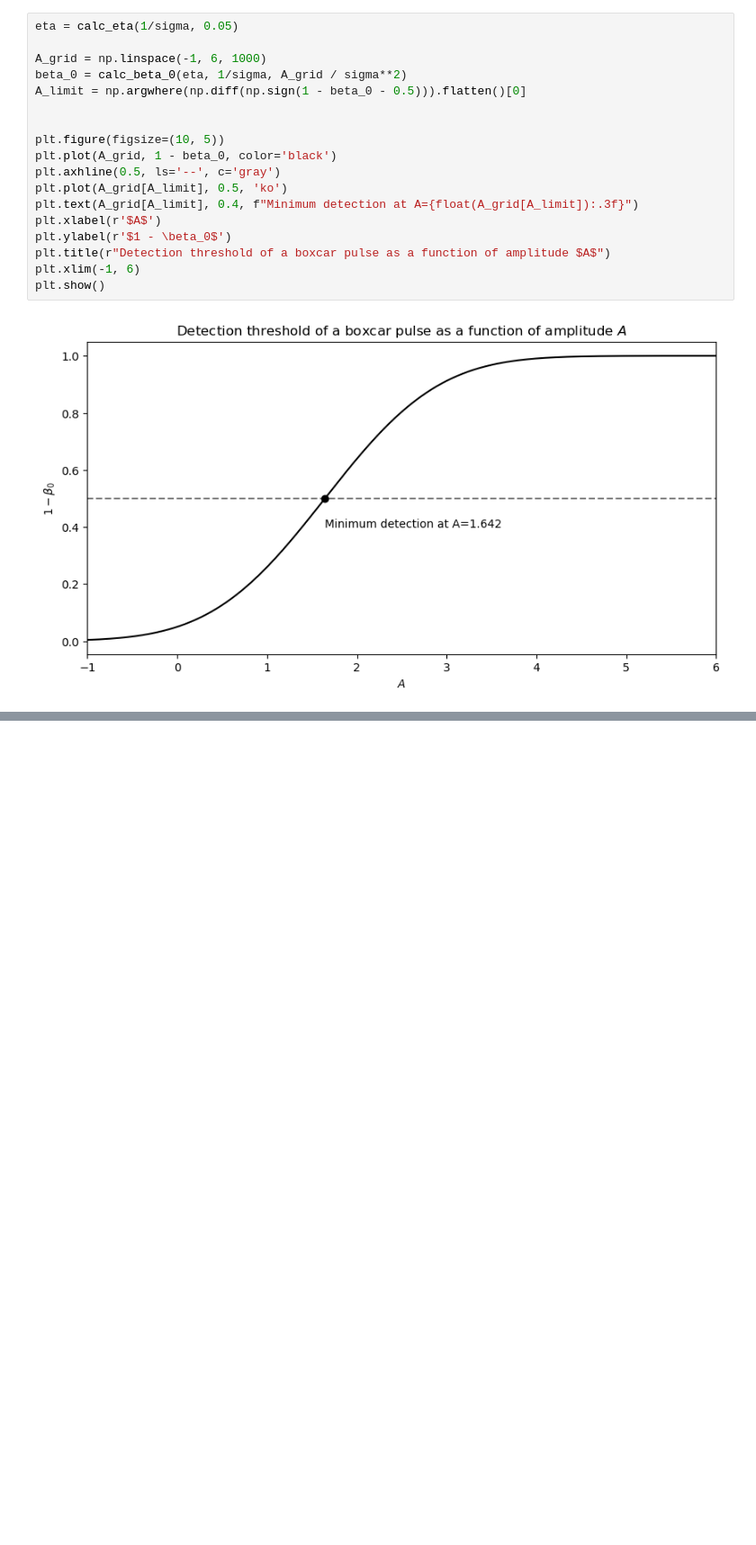
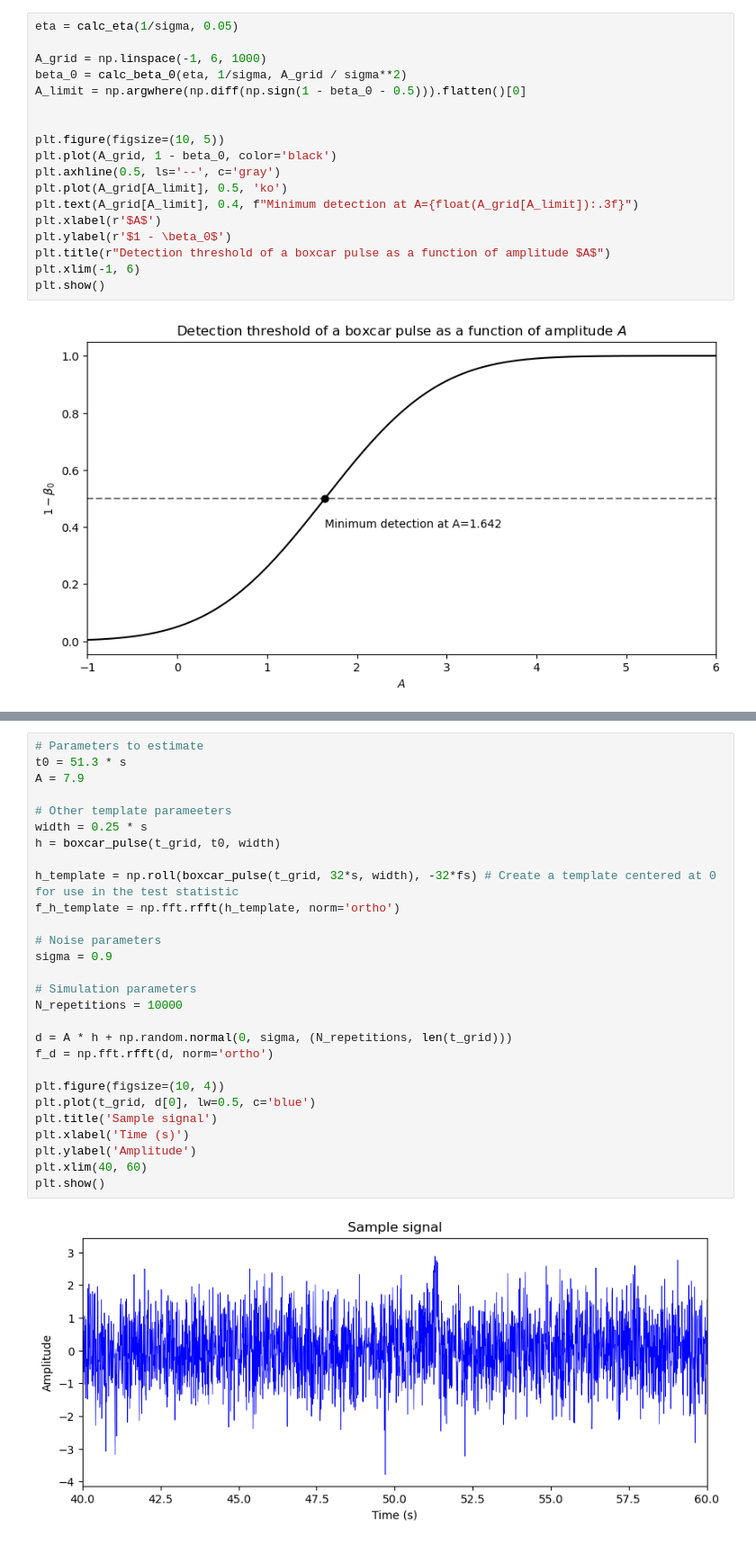
Before and after one commit to sancholp/signal-processing, a Jupyter notebook: 1. signal_detection_basics.ipynb, the cells around one changed output, grey strips where cells are left out. Shown at 90% size. Cells and saved outputs as stored; diff of their text form; blank space fills up the shorter version.

Commit message:
Unknown pulse position

```diff
--- a/1. signal_detection_basics.ipynb
+++ b/1. signal_detection_basics.ipynb
@@ -354,0 +413,30 @@ plt.show()
+# %%
+# Parameters to estimate
+t0 = 51.3 * s
+A = 7.9
+
+# Other template parameeters
+width = 0.25 * s
+h = boxcar_pulse(t_grid, t0, width)
+
+h_template = np.roll(boxcar_pulse(t_grid, 32*s, width), -32*fs) # Create a template centered at 0 for use in the test statistic
+f_h_template = np.fft.rfft(h_template, norm='ortho')
+
+# Noise parameters
+sigma = 0.9
+
+# Simulation parameters
+N_repetitions = 10000
+
+d = A * h + np.random.normal(0, sigma, (N_repetitions, len(t_grid)))
+f_d = np.fft.rfft(d, norm='ortho')
+
+plt.figure(figsize=(10, 4))
+plt.plot(t_grid, d[0], lw=0.5, c='blue')
+plt.title('Sample signal')
+plt.xlabel('Time (s)')
+plt.ylabel('Amplitude')
+plt.xlim(40, 60)
+plt.show()
+# %% [output]
+[figure, added]
```
Also changed, not shown: parts of 11 cells of this notebook, 1 other file.
